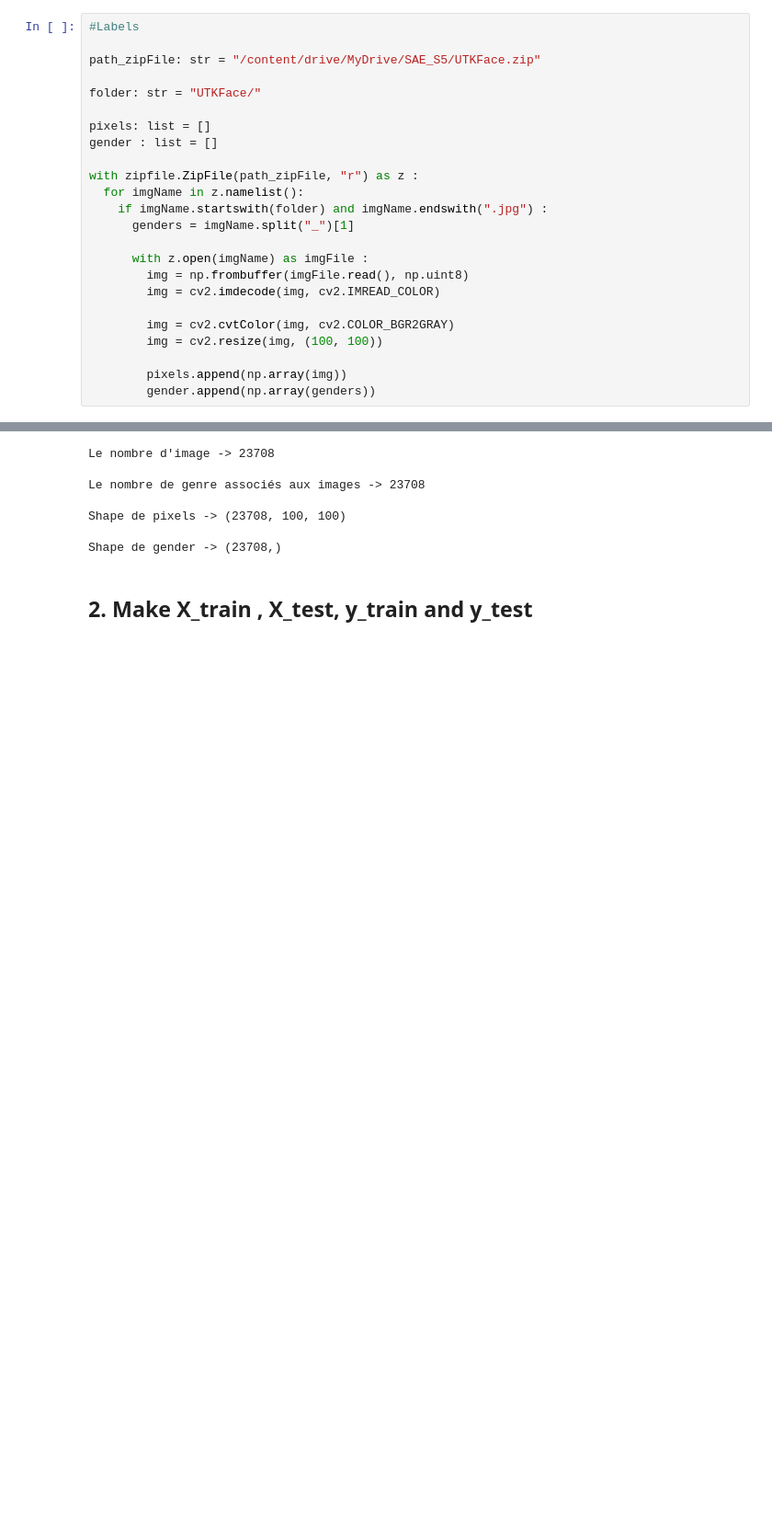
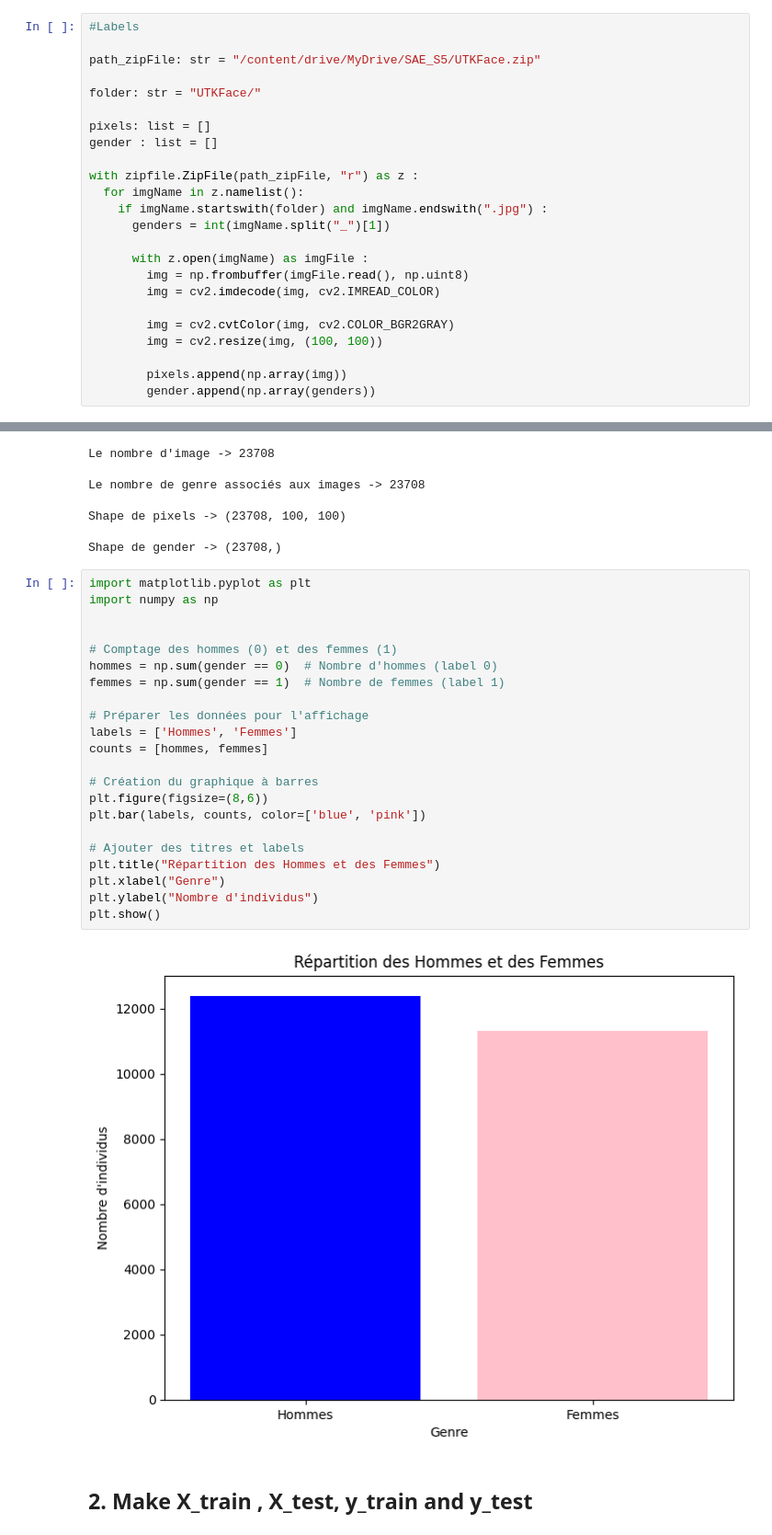
Before and after one commit to JagoOgaj/SAE_S5, a Jupyter notebook: model/model.ipynb, the cells around one changed output, grey strips where cells are left out. Shown at 92% size. Saved outputs shown, nothing was run; the diff lists cells and outputs as text; blank space fills up the shorter version.

Commit message:
Update gender prediction CNN

```diff
--- a/model/model.ipynb
+++ b/model/model.ipynb
@@ -172,7 +172,7 @@ gender : list = []
 with zipfile.ZipFile(path_zipFile, "r") as z :
   for imgName in z.namelist():
     if imgName.startswith(folder) and imgName.endswith(".jpg") :
-      genders = imgName.split("_")[1]
+      genders = int(imgName.split("_")[1])
 
       with z.open(imgName) as imgFile :
         img = np.frombuffer(imgFile.read(), np.uint8)
@@ -275,6 +203,30 @@ Le nombre de genre associés aux images -> 23708
 Shape de pixels -> (23708, 100, 100)
 
 Shape de gender -> (23708,)
+# %%
+import matplotlib.pyplot as plt
+import numpy as np
+
+
+# Comptage des hommes (0) et des femmes (1)
+hommes = np.sum(gender == 0)  # Nombre d'hommes (label 0)
+femmes = np.sum(gender == 1)  # Nombre de femmes (label 1)
+
+# Préparer les données pour l'affichage
+labels = ['Hommes', 'Femmes']
+counts = [hommes, femmes]
+
+# Création du graphique à barres
+plt.figure(figsize=(8,6))
+plt.bar(labels, counts, color=['blue', 'pink'])
+
+# Ajouter des titres et labels
+plt.title("Répartition des Hommes et des Femmes")
+plt.xlabel("Genre")
+plt.ylabel("Nombre d'individus")
+plt.show()
+# %% [output]
+[figure, added]
 # %% [markdown]
 ## 2. Make X_train , X_test, y_train and y_test
 # %%
```
Also changed, not shown: parts of 23 cells of this notebook.
